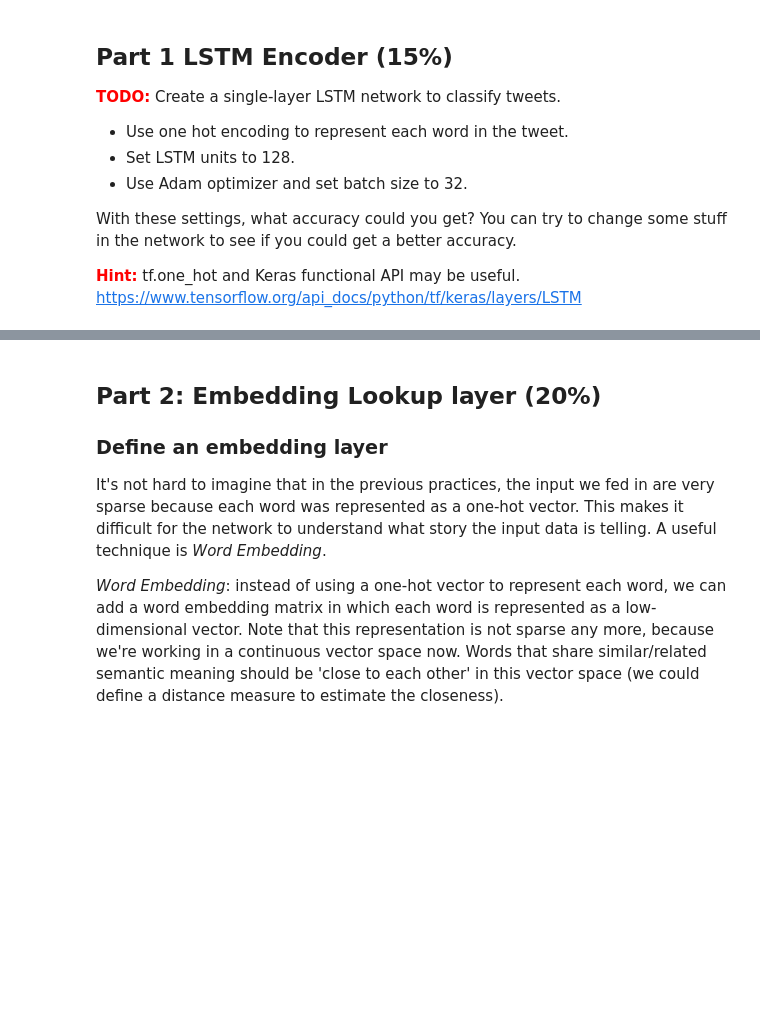
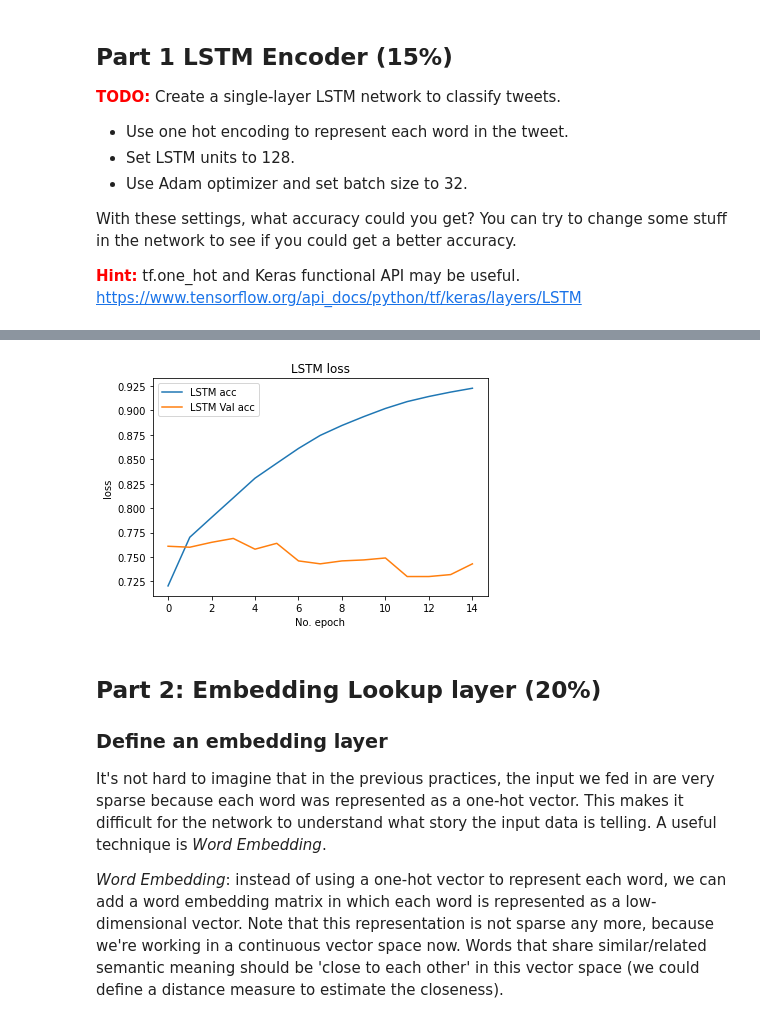
Before and after one commit to ecbme4040/e4040-2022fall-assign3-tw2834, a Jupyter notebook: task2-rnn-applications.ipynb, the cells around one changed output, grey strips where cells are left out. Drawn from its saved outputs; the diff is of its cells as text; code cells hidden in the pictures; blank space fills up the shorter version.

```diff
--- a/task2-rnn-applications.ipynb
+++ b/task2-rnn-applications.ipynb
@@ -199,3 +136,13 @@ Seen so far: 51264 samples
+# %%
+plt.plot(history_LSTM.history['accuracy'], label='LSTM acc')
+plt.plot(history_LSTM.history['val_accuracy'], label='LSTM Val acc')
+plt.title('LSTM loss')
+plt.ylabel('loss')
+plt.xlabel('No. epoch')
+plt.legend(loc="upper left")
+plt.show()
+# %% [output]
+[figure, added]
 # %% [markdown]
 ## Part 2: Embedding Lookup layer (20%)
 
```
Also changed, not shown: parts of 6 cells of this notebook, 1 other file.
